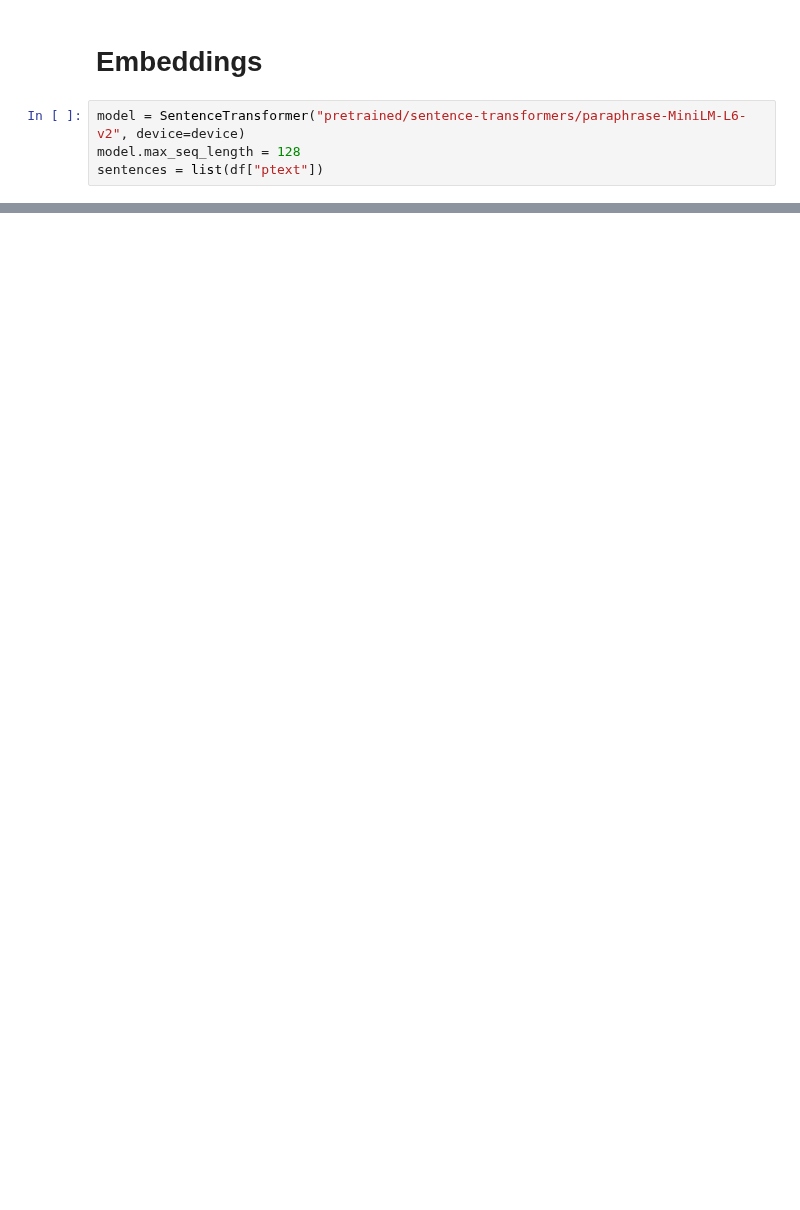
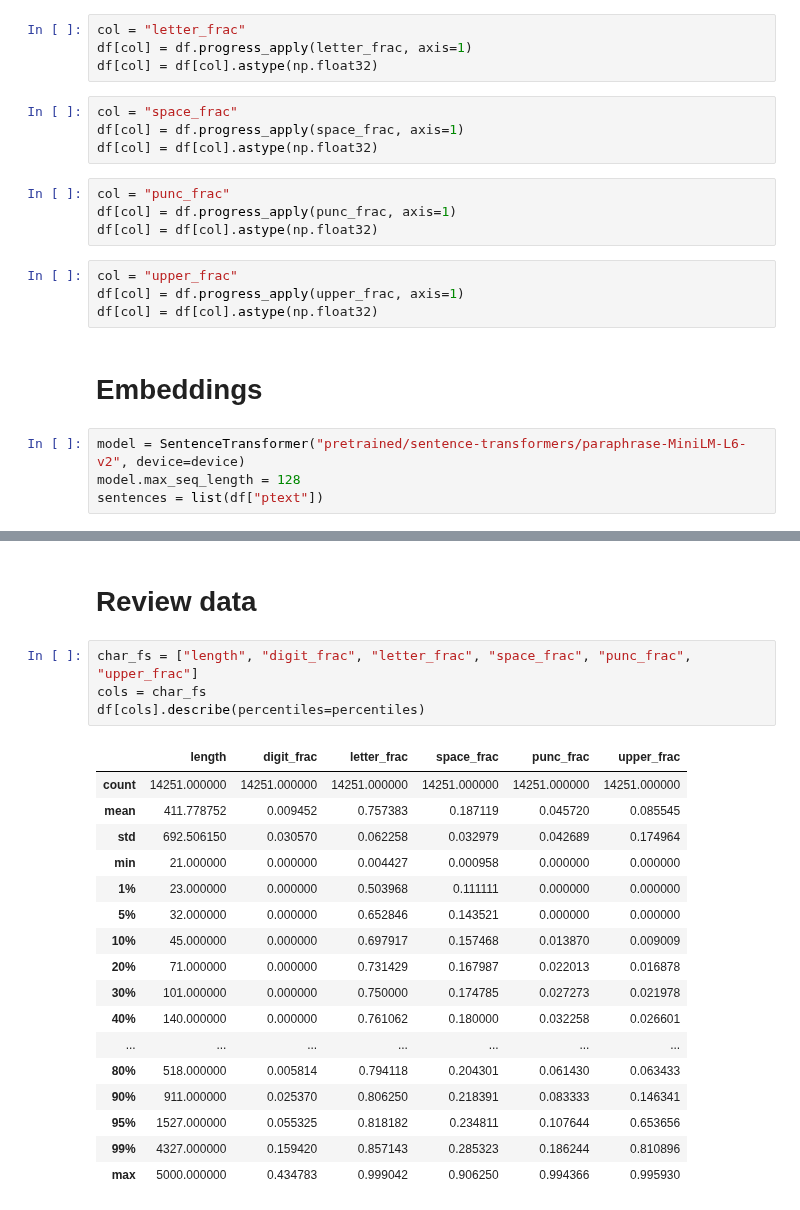
Before and after one commit to seahrh/kaggle-jigsaw-toxic-severity-rating, a Jupyter notebook: val.ipynb, the cells around one changed output, grey strips where cells are left out. Cells and saved outputs as stored; diff of their text form; blank space fills up the shorter version.

```diff
--- a/val.ipynb
+++ b/val.ipynb
@@ -73,3 +105,19 @@ df[col] = df.progress_apply(preprocess, axis=1)
+# %%
+col = "letter_frac"
+df[col] = df.progress_apply(letter_frac, axis=1)
+df[col] = df[col].astype(np.float32)
+# %%
+col = "space_frac"
+df[col] = df.progress_apply(space_frac, axis=1)
+df[col] = df[col].astype(np.float32)
+# %%
+col = "punc_frac"
+df[col] = df.progress_apply(punc_frac, axis=1)
+df[col] = df[col].astype(np.float32)
+# %%
+col = "upper_frac"
+df[col] = df.progress_apply(upper_frac, axis=1)
+df[col] = df[col].astype(np.float32)
 # %% [markdown]
 # Embeddings
 # %%
@@ -97,2 +145,26 @@ Wall time: 279 ms
+# %% [markdown]
+# Review data
+# %%
+char_fs = ["length", "digit_frac", "letter_frac", "space_frac", "punc_frac", "upper_frac"]
+cols = char_fs
+df[cols].describe(percentiles=percentiles)
+# %% [output]
+|  | length | digit_frac | letter_frac | space_frac | punc_frac | upper_frac |
+| count | 14251.000000 | 14251.000000 | 14251.000000 | 14251.000000 | 14251.000000 | 14251.000000 |
+| mean | 411.778752 | 0.009452 | 0.757383 | 0.187119 | 0.045720 | 0.085545 |
+| std | 692.506150 | 0.030570 | 0.062258 | 0.032979 | 0.042689 | 0.174964 |
+| min | 21.000000 | 0.000000 | 0.004427 | 0.000958 | 0.000000 | 0.000000 |
+| 1% | 23.000000 | 0.000000 | 0.503968 | 0.111111 | 0.000000 | 0.000000 |
+| 5% | 32.000000 | 0.000000 | 0.652846 | 0.143521 | 0.000000 | 0.000000 |
+| 10% | 45.000000 | 0.000000 | 0.697917 | 0.157468 | 0.013870 | 0.009009 |
+| 20% | 71.000000 | 0.000000 | 0.731429 | 0.167987 | 0.022013 | 0.016878 |
+| 30% | 101.000000 | 0.000000 | 0.750000 | 0.174785 | 0.027273 | 0.021978 |
+| 40% | 140.000000 | 0.000000 | 0.761062 | 0.180000 | 0.032258 | 0.026601 |
+| ... | ... | ... | ... | ... | ... | ... |
+| 80% | 518.000000 | 0.005814 | 0.794118 | 0.204301 | 0.061430 | 0.063433 |
+| 90% | 911.000000 | 0.025370 | 0.806250 | 0.218391 | 0.083333 | 0.146341 |
+| 95% | 1527.000000 | 0.055325 | 0.818182 | 0.234811 | 0.107644 | 0.653656 |
+| 99% | 4327.000000 | 0.159420 | 0.857143 | 0.285323 | 0.186244 | 0.810896 |
+| max | 5000.000000 | 0.434783 | 0.999042 | 0.906250 | 0.994366 | 0.995930 |
 # %%
 cols = ["text"]
```
Also changed, not shown: parts of 9 cells of this notebook, 3 other files.
